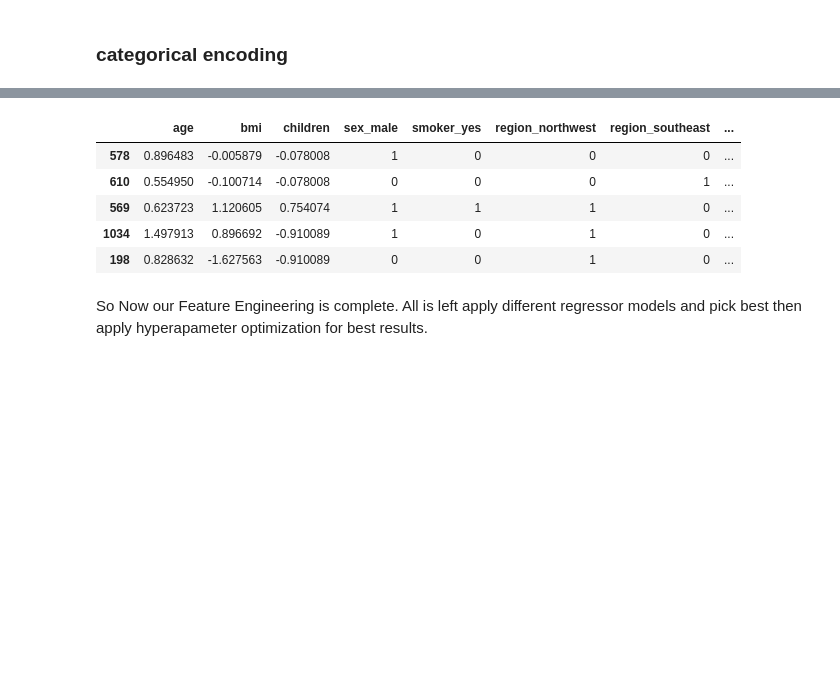
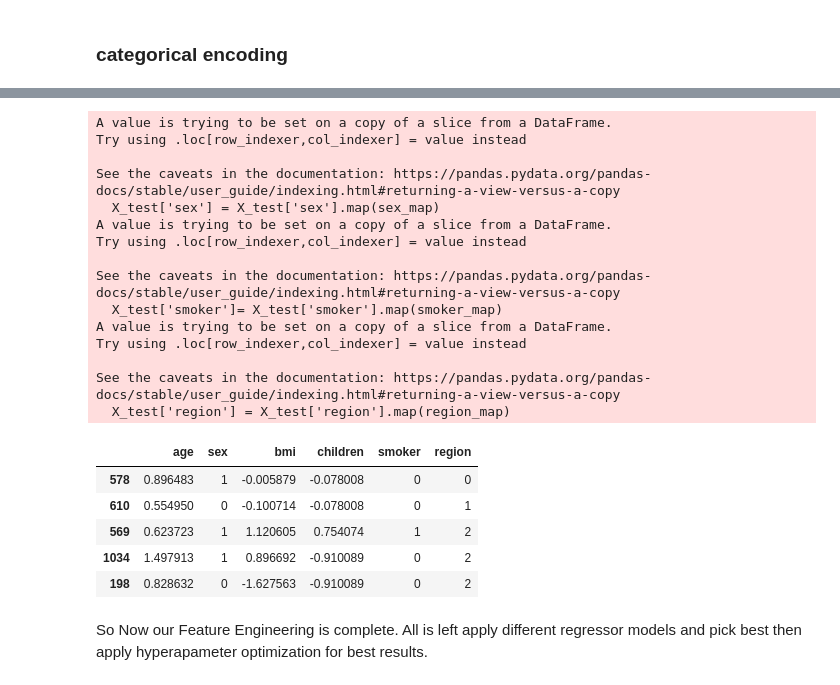
Before and after one commit to ikaushikpal/Insurance_Premium_Prediction, a Jupyter notebook: jNotebook Files/Insurance Premium Prediction.ipynb, the cells around one changed output, grey strips where cells are left out. Drawn from its saved outputs; the diff is of its cells as text; code cells hidden in the pictures; blank space fills up the shorter version.

```diff
--- a/jNotebook Files/Insurance Premium Prediction.ipynb
+++ b/jNotebook Files/Insurance Premium Prediction.ipynb
@@ -716,4 +722,6 @@ X_test.head()
 # %% [markdown]
 ### categorical encoding
 # %%
-pd.get_dummies(X_train,columns=categorical_cols, drop_first=True).head()
+sex_map = {'male':1, 'female':0}
+smoker_map = {'yes':1, 'no':0}
+region_map = {'southwest':0, 'southeast':1, 'northwest':2, 'northeast':3}
@@ -738,11 +756,28 @@ X_train.head()
 # %%
-X_test = pd.get_dummies(X_test,columns=categorical_cols, drop_first=True)
+X_test['sex'] = X_test['sex'].map(sex_map)
+X_test['smoker']= X_test['smoker'].map(smoker_map)
+X_test['region'] = X_test['region'].map(region_map)
 
 X_test.head()
 # %% [output]
+A value is trying to be set on a copy of a slice from a DataFrame.
+Try using .loc[row_indexer,col_indexer] = value instead
+
+See the caveats in the documentation: https://pandas.pydata.org/pandas-docs/stable/user_guide/indexing.html#returning-a-view-versus-a-copy
+  X_test['sex'] = X_test['sex'].map(sex_map)
+A value is trying to be set on a copy of a slice from a DataFrame.
+Try using .loc[row_indexer,col_indexer] = value instead
+
+See the caveats in the documentation: https://pandas.pydata.org/pandas-docs/stable/user_guide/indexing.html#returning-a-view-versus-a-copy
+  X_test['smoker']= X_test['smoker'].map(smoker_map)
+A value is trying to be set on a copy of a slice from a DataFrame.
+Try using .loc[row_indexer,col_indexer] = value instead
+
+See the caveats in the documentation: https://pandas.pydata.org/pandas-docs/stable/user_guide/indexing.html#returning-a-view-versus-a-copy
+  X_test['region'] = X_test['region'].map(region_map)
-|  | age | bmi | children | sex_male | smoker_yes | region_northwest | region_southeast | ... |
-| 578 | 0.896483 | -0.005879 | -0.078008 | 1 | 0 | 0 | 0 | ... |
-| 610 | 0.554950 | -0.100714 | -0.078008 | 0 | 0 | 0 | 1 | ... |
-| 569 | 0.623723 | 1.120605 | 0.754074 | 1 | 1 | 1 | 0 | ... |
-| 1034 | 1.497913 | 0.896692 | -0.910089 | 1 | 0 | 1 | 0 | ... |
-| 198 | 0.828632 | -1.627563 | -0.910089 | 0 | 0 | 1 | 0 | ... |
+|  | age | sex | bmi | children | smoker | region |
+| 578 | 0.896483 | 1 | -0.005879 | -0.078008 | 0 | 0 |
+| 610 | 0.554950 | 0 | -0.100714 | -0.078008 | 0 | 1 |
+| 569 | 0.623723 | 1 | 1.120605 | 0.754074 | 1 | 2 |
+| 1034 | 1.497913 | 1 | 0.896692 | -0.910089 | 0 | 2 |
+| 198 | 0.828632 | 0 | -1.627563 | -0.910089 | 0 | 2 |
```
Also changed, not shown: parts of 58 cells of this notebook.
